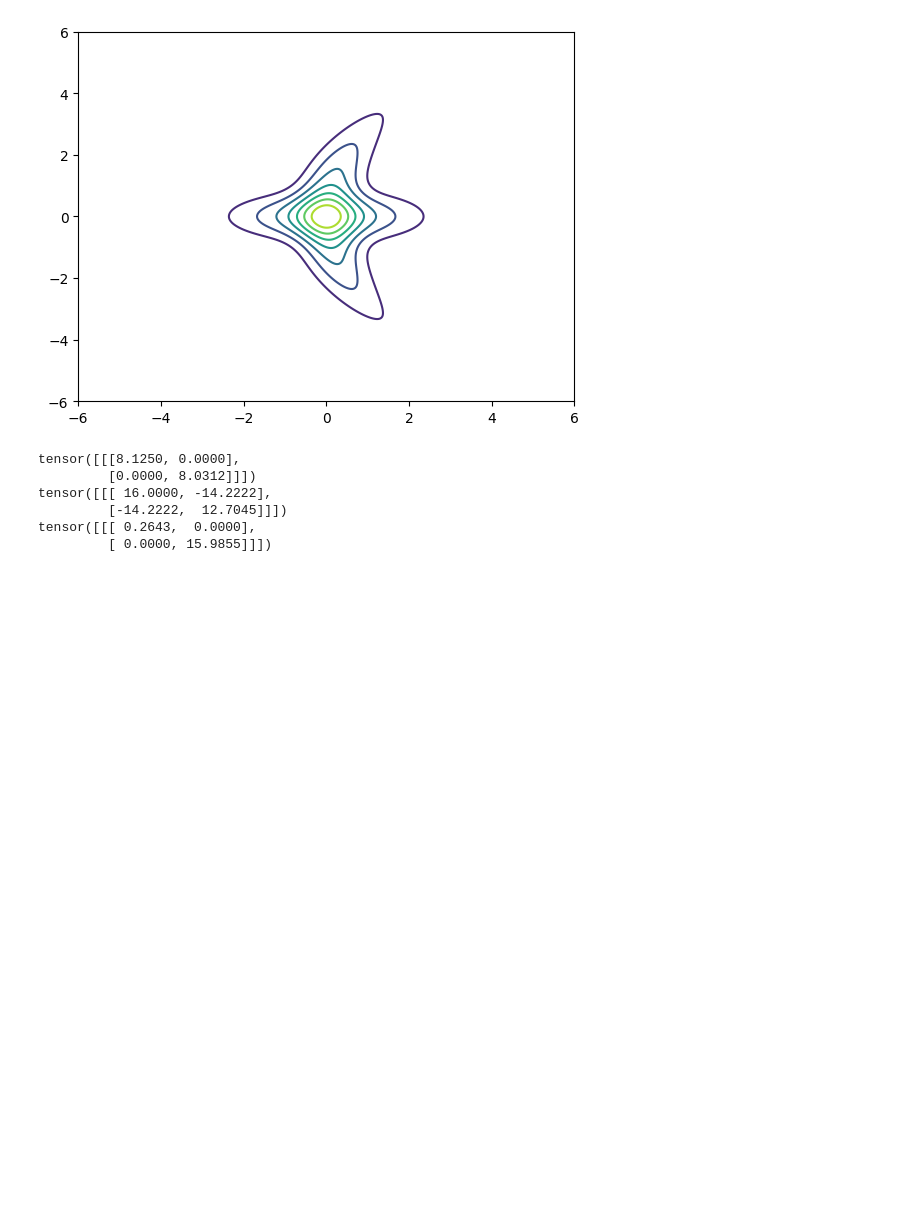
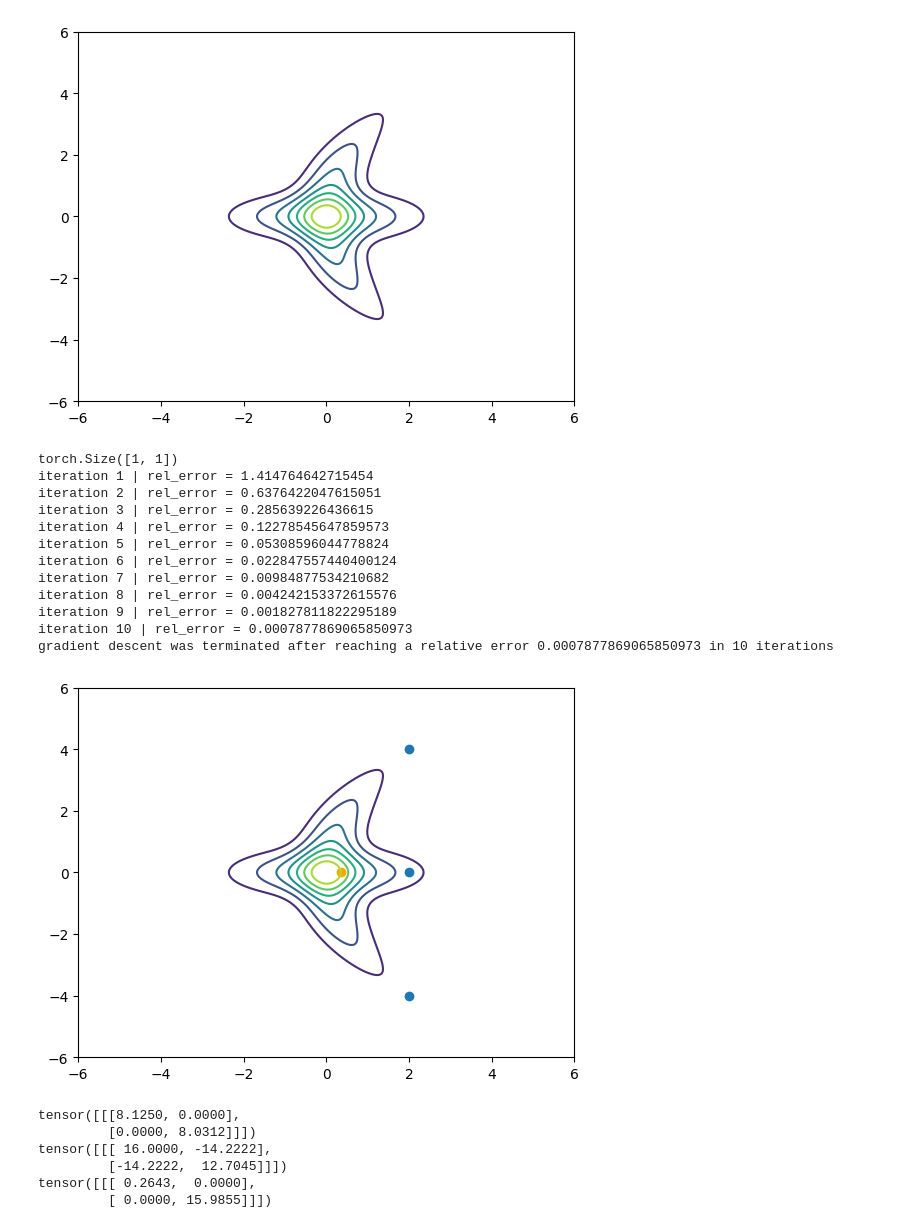
Before and after one commit to GBATZOLIS/Score-Based-Pullback-Riemannian-Geometry, a Jupyter notebook: quadratic_double_banana.ipynb, the cells around one changed output. Cells and saved outputs as stored; diff of their text form; code cells hidden in the pictures; blank space fills up the shorter version.

Commit message:
barycentre sum of gaussians works but is slow

```diff
--- a/quadratic_double_banana.ipynb
+++ b/quadratic_double_banana.ipynb
@@ -30,17 +30,31 @@ p = 10
 # %%
 # test barycentre # TODO this might be very hard to compute...
 x=torch.zeros((3,2))
 x[0] = x0
 x[1] = x1
 x[2] = x2
 
-# barycentre = double_banana_manifold.barycentre(x).detach().numpy()
+barycentre = double_banana_manifold.barycentre(x).detach().numpy()
 
-# plt.contour(x_grid, y_grid, density_banana)
-# plt.scatter(torch.tensor([x0[0], x1[0]]), torch.tensor([x0[1], x1[1]]))
-# plt.scatter(barycentre[0], barycentre[1], color="orange")
-# plt.savefig("results/quadratic_banana/barycentre.eps")
-# plt.show()
+plt.contour(x_grid, y_grid, density_banana)
+plt.scatter(torch.tensor([x0[0], x1[0], x2[0]]), torch.tensor([x0[1], x1[1], x2[1]]))
+plt.scatter(barycentre[0], barycentre[1], color="orange")
+plt.savefig("results/quadratic_double_banana/barycentre.eps")
+plt.show()
+# %% [output]
+torch.Size([1, 1])
+iteration 1 | rel_error = 1.414764642715454
+iteration 2 | rel_error = 0.6376422047615051
+iteration 3 | rel_error = 0.285639226436615
+iteration 4 | rel_error = 0.12278545647859573
+iteration 5 | rel_error = 0.05308596044778824
+iteration 6 | rel_error = 0.022847557440400124
+iteration 7 | rel_error = 0.00984877534210682
+iteration 8 | rel_error = 0.004242153372615576
+iteration 9 | rel_error = 0.001827811822295189
+iteration 10 | rel_error = 0.0007877869065850973
+gradient descent was terminated after reaching a relative error 0.0007877869065850973 in 10 iterations
+[figure, added]
 # %%
 # test inner
 X = torch.eye(2)
```
Also changed, not shown: parts of 3 cells of this notebook, 4 other files.
